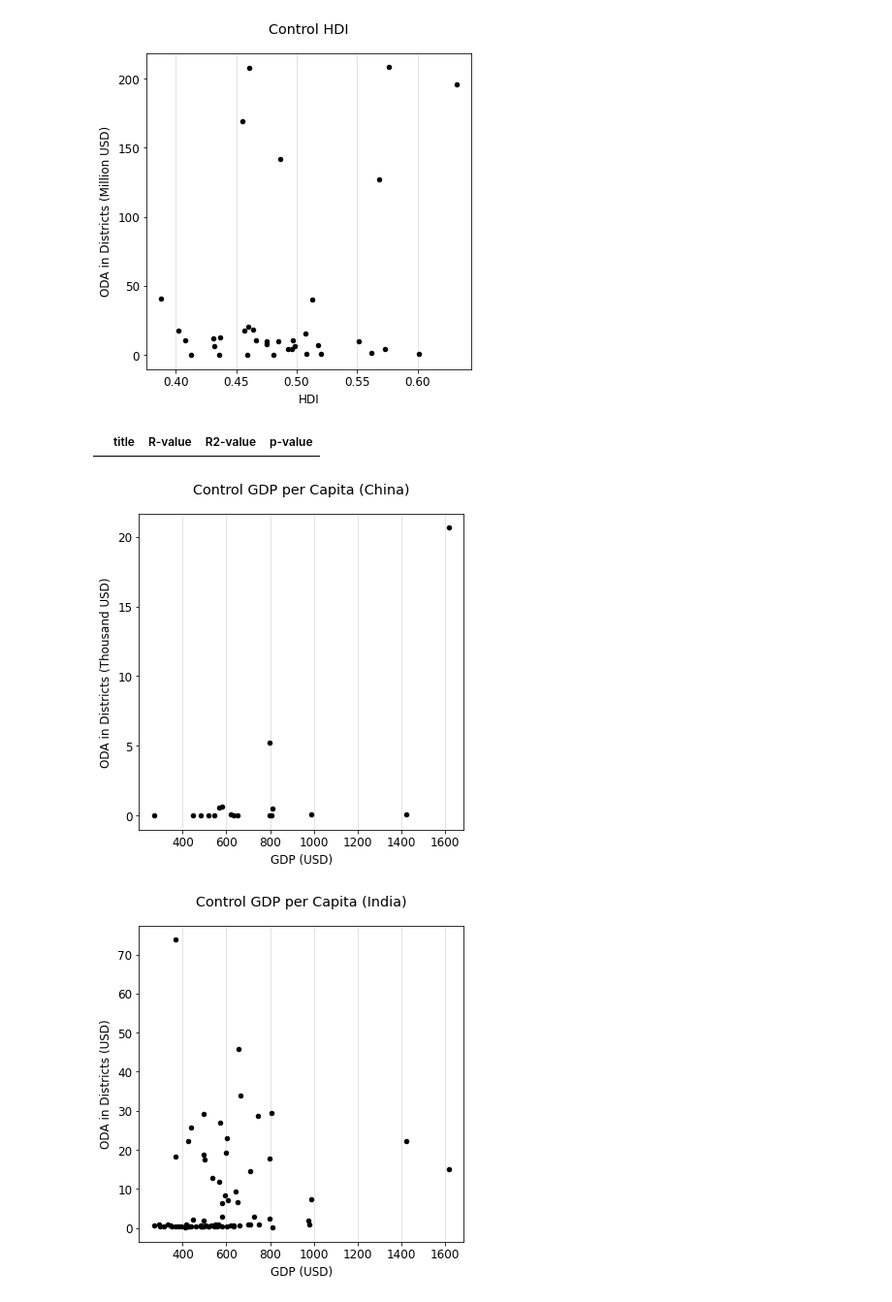
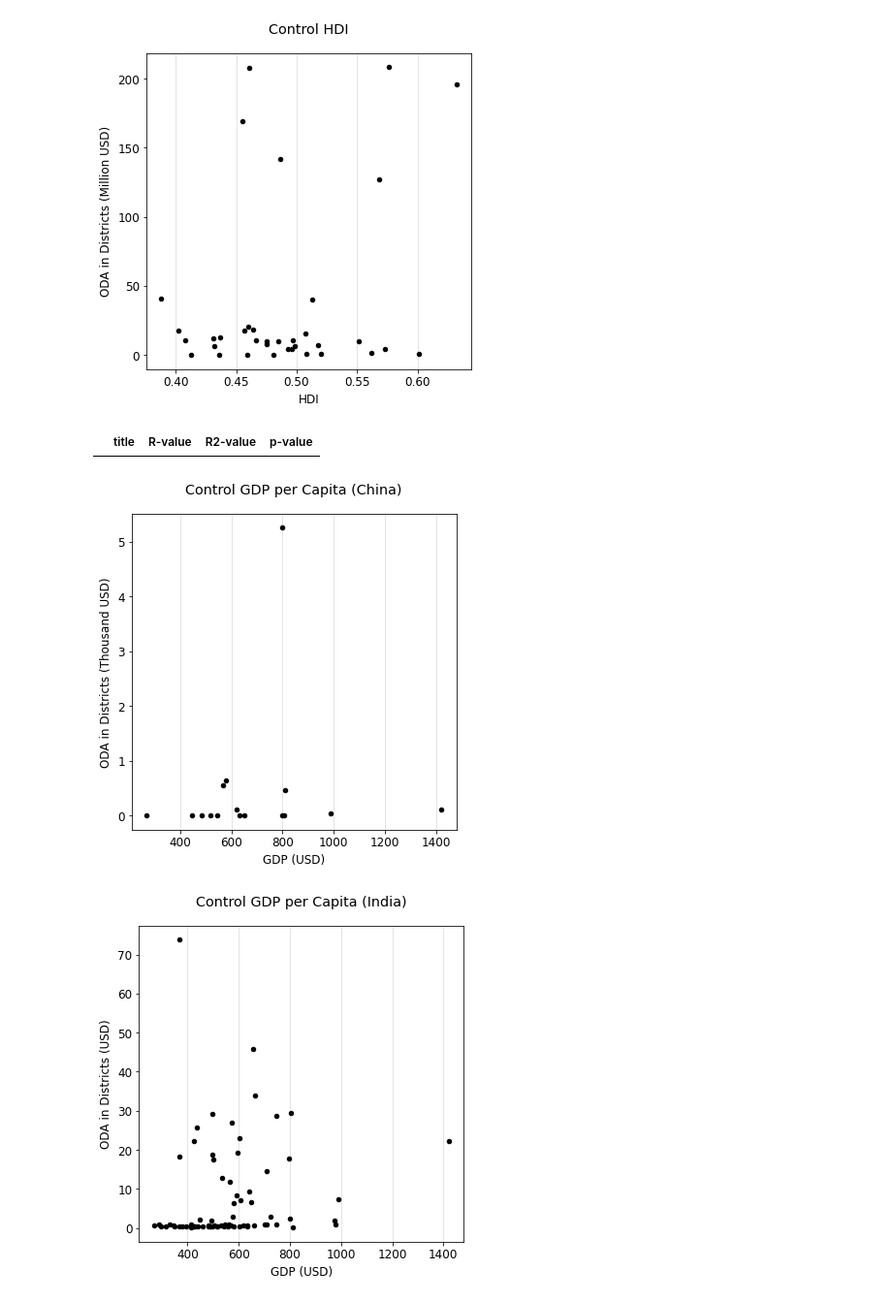
Before and after one commit to bidu19/nepal_aid_projects, a Jupyter notebook: aid_projects.ipynb, the cells around one changed output. Shown at 97% size. Saved outputs shown, nothing was run; the diff lists cells and outputs as text; code cells hidden in the pictures.

```diff
--- a/aid_projects.ipynb
+++ b/aid_projects.ipynb
@@ -676,7 +685,7 @@ scatter_plot(
 # China
 x, y = get_axis_pc(aid_china, c_gdp_usd_pc)
 y /= 1000
-x, y = filter_out(x, y, x < 2000)
+x, y = filter_out(x, y, x < 1600)
 scatter_plot(
     x, y,
     file_name='control_gdp_pc_china',
@@ -685,34 +694,34 @@ scatter_plot(
     y_label="ODA in Districts (Thousand USD)",
 )
 
 # India
 x, y = get_axis_pc(aid_india, c_gdp_usd_pc)
-x, y = filter_out(x, y, x < 2000)
+x, y = filter_out(x, y, x < 1600)
 scatter_plot(
     x, y,
     file_name='control_gdp_pc_india',
     title="Control GDP per Capita (India)",
     x_label='GDP (USD)',
     y_label="ODA in Districts (USD)",
 )
 
 # Combined
 x, y = get_axis_pc(aid, c_gdp_usd_pc)
 x, y = filter_out(x, y, x < 2000)
 x, y = filter_out(x, y, y < 1000)
 scatter_plot(
     x, y,
     file_name='control_gdp_pc_combined',
     title="Control GDP per Capita",
     x_label='GDP (USD)',
     y_label="ODA in Districts (USD)"
 
 )
 #R Squared
 
 df_r_values
 # %% [output]
 |  | title | R-value | R2-value | p-value |
-[figure, old version]
+[figure, new version]
-[figure, old version]
+[figure, new version]
 [figure]
```
Also changed, not shown: parts of 3 cells of this notebook.
